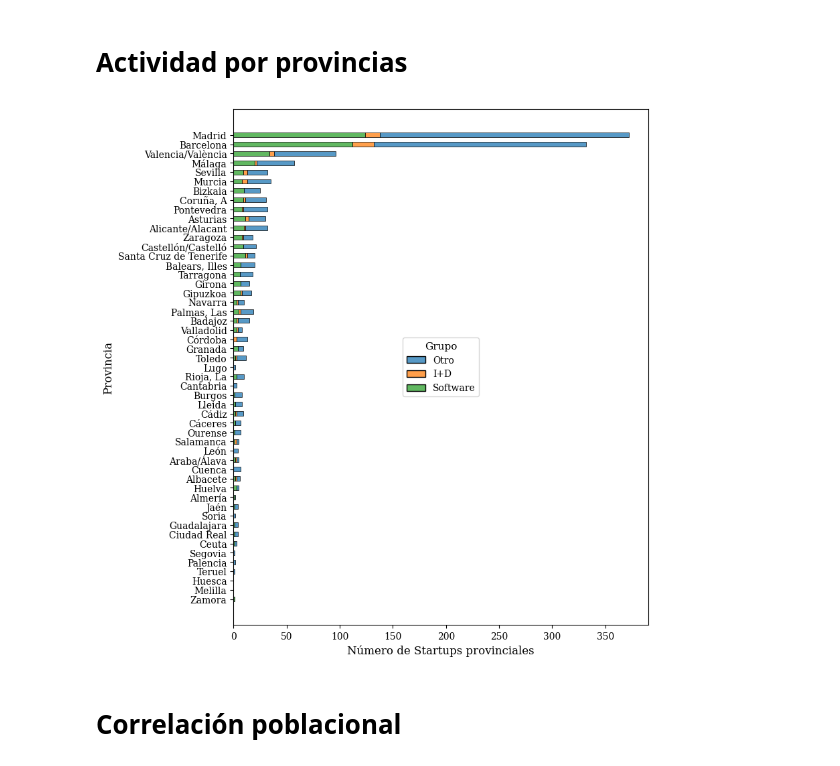
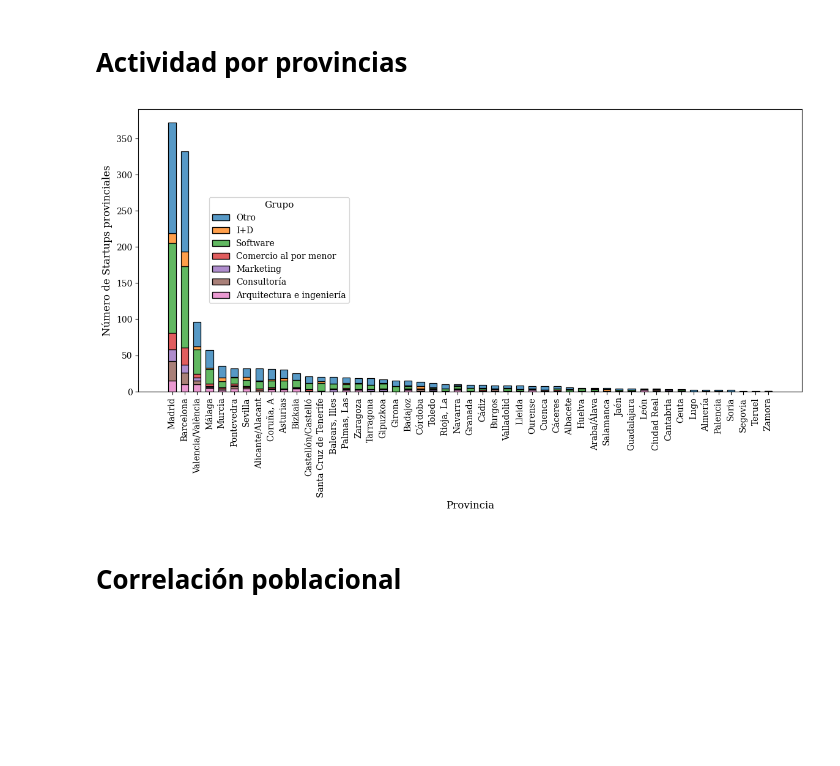
Before and after one commit to gc85-ua/startups-analysis-spain, a Jupyter notebook: notebooks/03_01_sample.ipynb, the cells around one changed output. Cells and saved outputs as stored; diff of their text form; code cells hidden in the pictures; blank space fills up the shorter version.

```diff
--- a/notebooks/03_01_sample.ipynb
+++ b/notebooks/03_01_sample.ipynb
@@ -468,28 +468,30 @@ plt.show()
 # %% [markdown]
 # Actividad por provincias
 # %%
-plt.figure(figsize=(8, 10))
+plt.figure(figsize=(14, 6))
 anno = 2021
 annos = [2021, 2022, 2023, 2024]
-subset = empresas_df.query("anno_constitucion in @annos").copy()
+
+subset = empresas_df.query("anno_constitucion == @annos").copy()
 dict_grupo = {'62': 'Software', '72': 'I+D', '71': 'Arquitectura e ingeniería', '73': 'Marketing', '70': 'Consultoría', '47': 'Comercio al por menor'}
-subset["Grupo"] = subset['grupo_cnae'].apply(lambda x: "Otro" if x not in ['72', '62']  else dict_grupo.get(x, "Otro"))
+subset["Grupo"] = subset['grupo_cnae'].apply(lambda x: "Otro" if x not in ['72', '62', '70', '71', '73', '47']  else dict_grupo.get(x, "Otro"))
 subset['categoria_ubicacion'] = pd.Categorical(
-    subset['provincia'], categories=empresas_df['provincia'].value_counts().index.tolist(), ordered=True)
+    subset['provincia'], categories=subset['provincia'].value_counts().index.tolist(), ordered=True)
 
-ax = sns.histplot(data=subset, y='categoria_ubicacion',
-                  hue='Grupo', multiple="stack", shrink=0.5)
+ax = sns.histplot(data=subset, x='categoria_ubicacion',
+                  hue='Grupo', multiple="stack", shrink=0.6, palette='tab10')
 
-plt.xlabel('Número de Startups provinciales')
-plt.ylabel('Provincia')
-sns.move_legend(ax, "center")
-plt.savefig("../docs/manuscrito/recursos/figuras/distribucion-startups-provincia-grupo.pdf",
-            format='pdf',
-            bbox_inches='tight',
-            pad_inches=0.05)
+plt.ylabel('Número de Startups provinciales')
+plt.xlabel('Provincia')
+plt.xticks(rotation=90)
+sns.move_legend(ax, "center left", bbox_to_anchor=(0.1, 0.5))
+#plt.savefig("../docs/manuscrito/recursos/figuras/distribucion-startups-provincia-grupo.pdf",
+#            format='pdf',
+#            bbox_inches='tight',
+#            pad_inches=0.05)
 plt.show()
 # %% [output]
-[figure, old version]
+[figure, new version]
 # %% [markdown]
 # Correlación poblacional
 # %%
```
Also changed, not shown: parts of 9 cells of this notebook.
